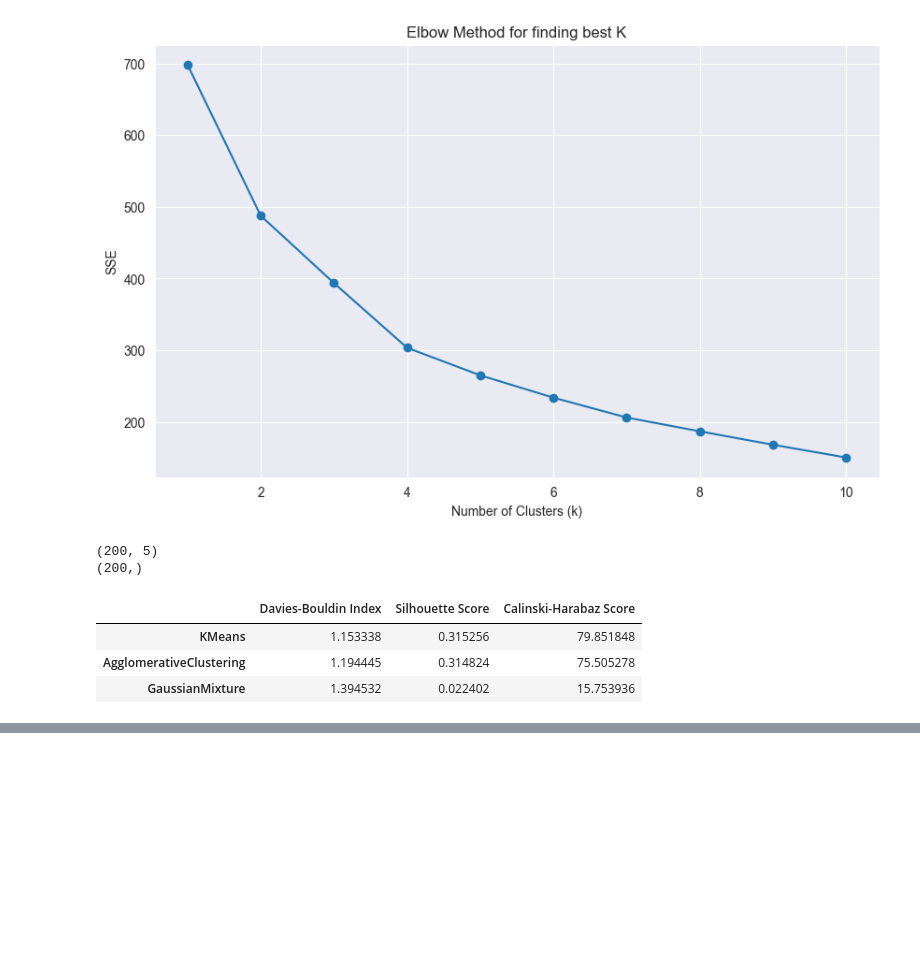
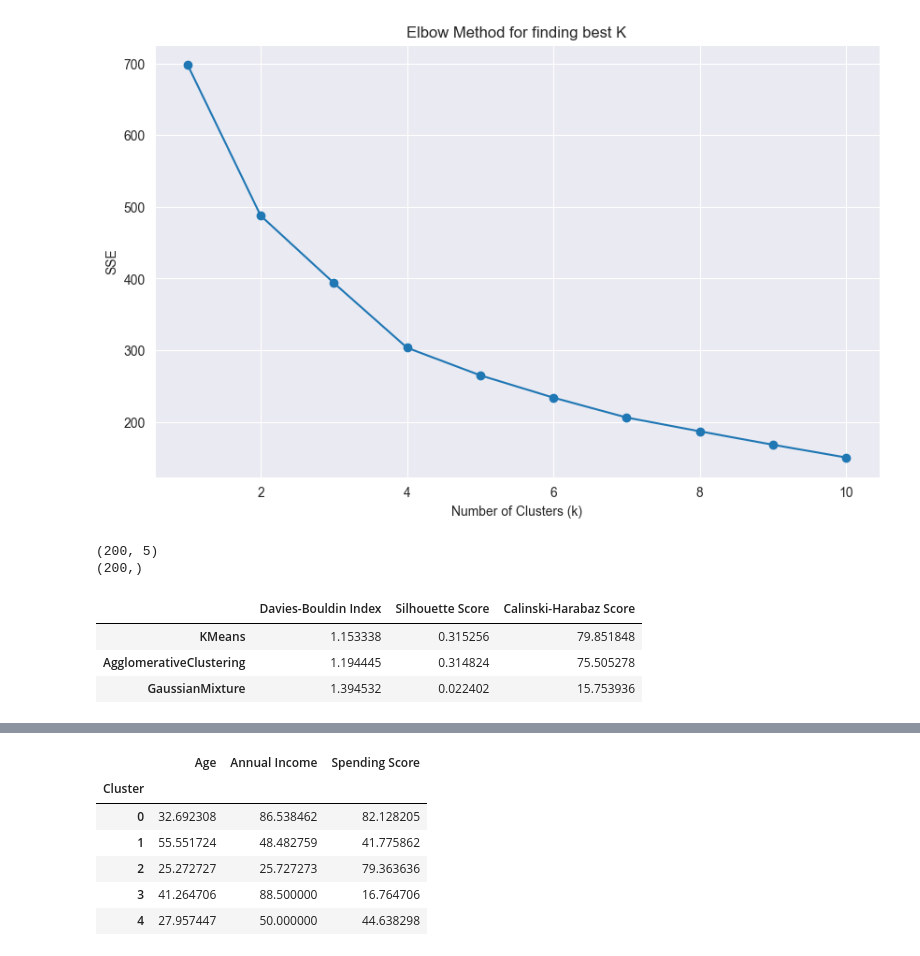
Before and after one commit to Brodevil/Customer-Segmentation-System, a Jupyter notebook: clustering_models.ipynb, the cells around one changed output, grey strips where cells are left out. Saved outputs shown, nothing was run; the diff lists cells and outputs as text; code cells hidden in the pictures; blank space fills up the shorter version.

```diff
--- a/clustering_models.ipynb
+++ b/clustering_models.ipynb
@@ -159,0 +180,11 @@ with open('models/pca.pkl', 'wb') as f:
+# %%
+# K-means cluster means:
+cluster_means
+# %% [output]
+|  | Age | Annual Income | Spending Score |
+| Cluster |  |  |  |
+| 0 | 32.692308 | 86.538462 | 82.128205 |
+| 1 | 55.551724 | 48.482759 | 41.775862 |
+| 2 | 25.272727 | 25.727273 | 79.363636 |
+| 3 | 41.264706 | 88.500000 | 16.764706 |
+| 4 | 27.957447 | 50.000000 | 44.638298 |
```
Also changed, not shown: parts of 4 cells of this notebook, 2 other files.
